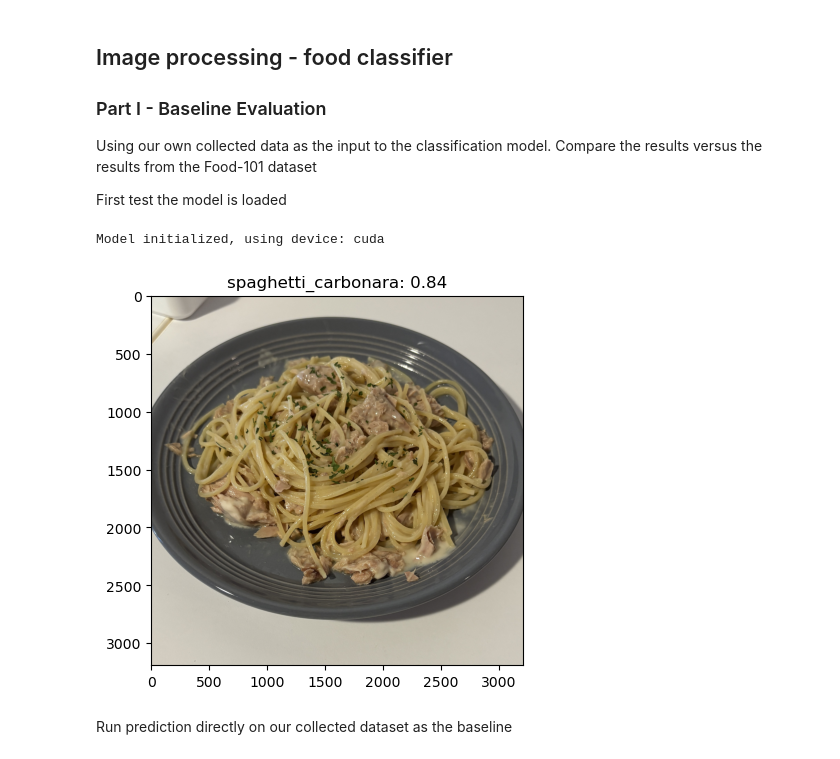
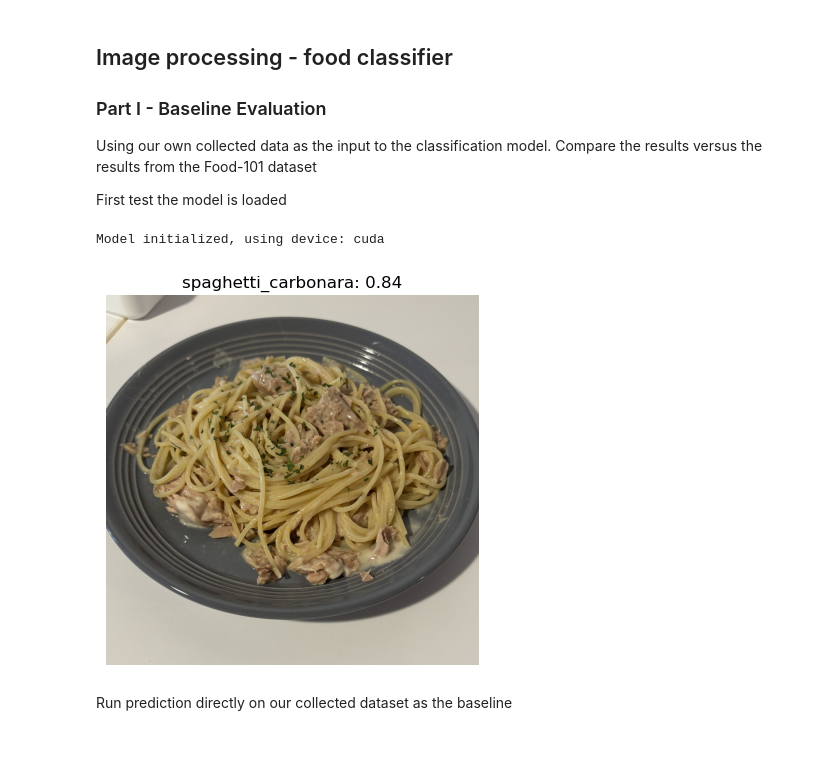
Before and after one commit to vincent8264/ECE253-food-classification, a Jupyter notebook: project.ipynb, the cells around one changed output. Drawn from its saved outputs; the diff is of its cells as text; code cells hidden in the pictures.

Commit message:
add plot

```diff
--- a/project.ipynb
+++ b/project.ipynb
@@ -9,19 +9,20 @@ First test the model is loaded
 # %%
 import sys
 sys.path.insert(0, './src')
 from models.classifier import FoodClassifier
-from utils import plot_image, calculate_metrics
+from utils import calculate_metrics
+import plot
 
-# Initialize the model
+# Initialize the classification model
 model = FoodClassifier()
 
 # Model testing, predict a single image
 example_image = './data/example.JPG'
 results = model.predict_single(example_image)
-plot_image(example_image, f"{results['label']}: {results['confidence']:.2f}")
+plot.single_image(example_image, title=f"{results['label']}: {results['confidence']:.2f}")
 # %% [output]
 Model initialized, using device: cuda
-[figure, old version]
+[figure, new version]
 # %% [markdown]
 Run prediction directly on our collected dataset as the baseline
 # %%
```
Also changed, not shown: parts of 2 cells of this notebook, 3 other files.
